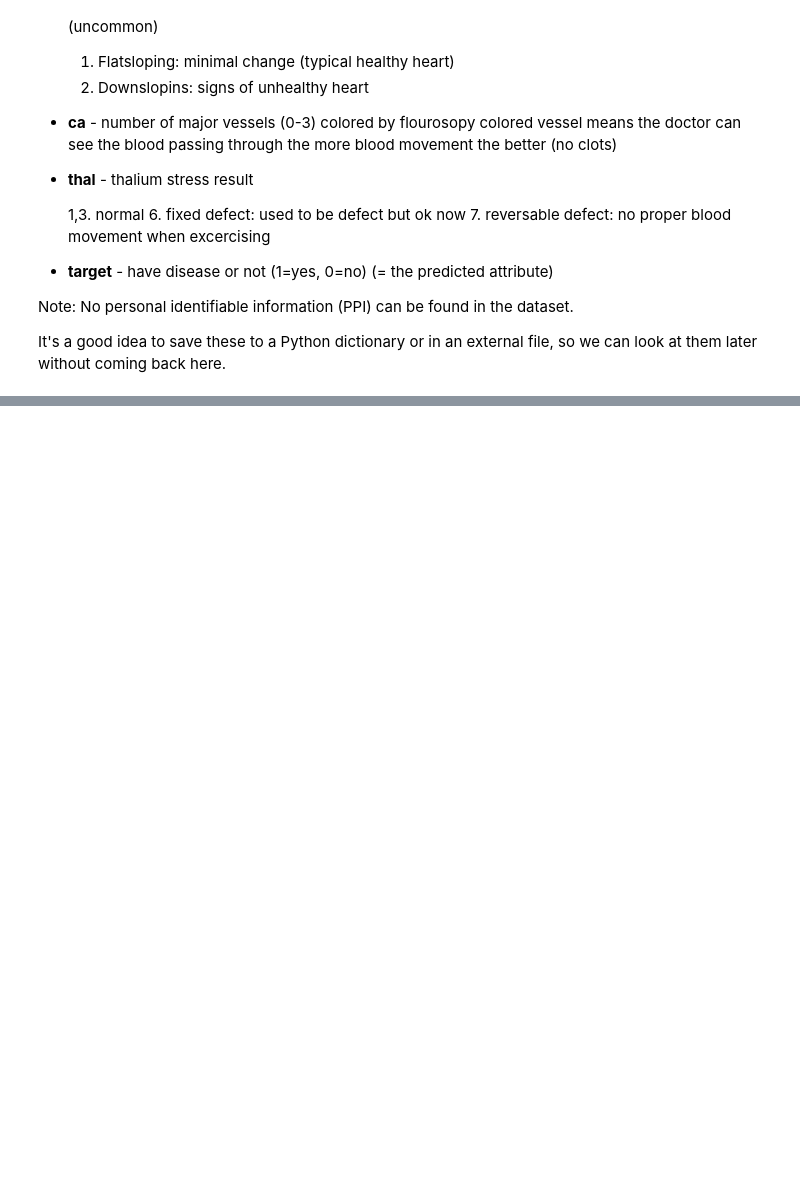
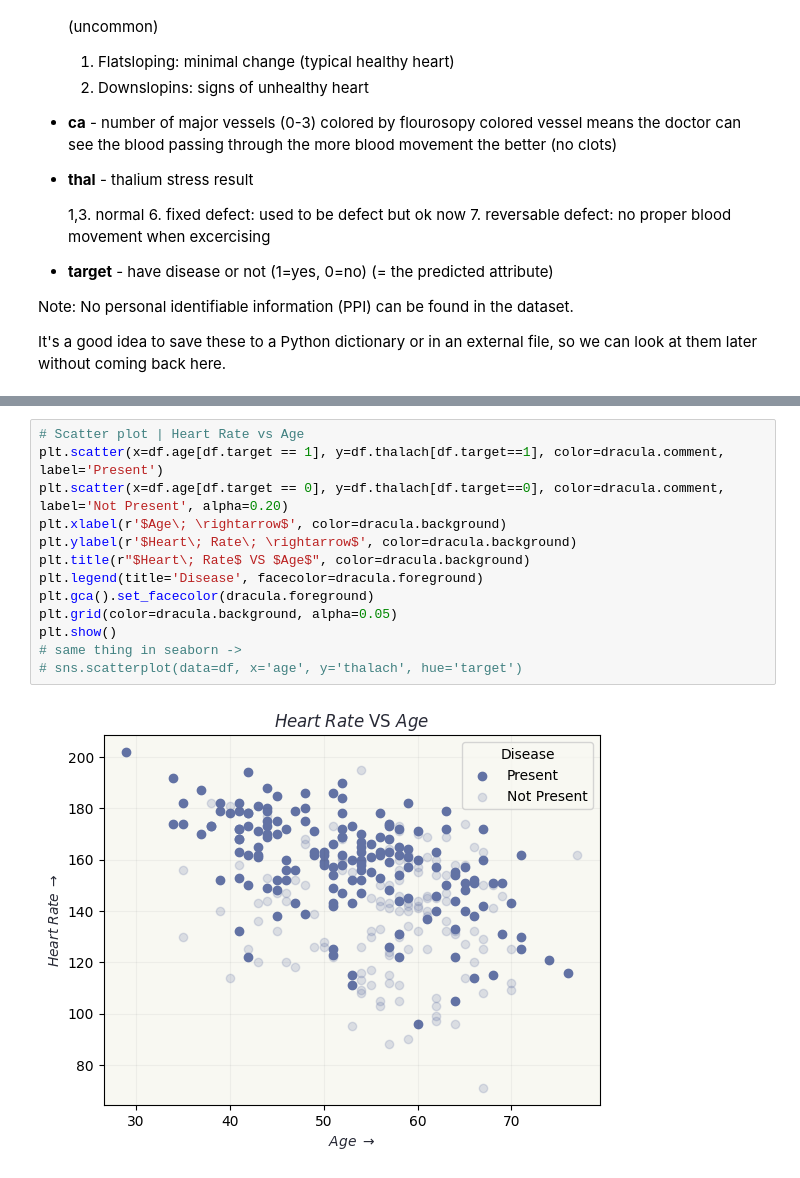
Before and after one commit to s-shifat/ml-notebooks, a Jupyter notebook: end-to-end-heart-disease-using-ml.ipynb, the cells around one changed output, grey strips where cells are left out. Saved outputs shown, nothing was run; the diff lists cells and outputs as text; blank space fills up the shorter version.

```diff
--- a/end-to-end-heart-disease-using-ml.ipynb
+++ b/end-to-end-heart-disease-using-ml.ipynb
@@ -74,0 +201,15 @@ It's a good idea to save these to a Python dictionary or in an external file, so
+# %%
+# Scatter plot | Heart Rate vs Age
+plt.scatter(x=df.age[df.target == 1], y=df.thalach[df.target==1], color=dracula.comment, label='Present')
+plt.scatter(x=df.age[df.target == 0], y=df.thalach[df.target==0], color=dracula.comment, label='Not Present', alpha=0.20)
+plt.xlabel(r'$Age\; \rightarrow$', color=dracula.background)
+plt.ylabel(r'$Heart\; Rate\; \rightarrow$', color=dracula.background)
+plt.title(r"$Heart\; Rate$ VS $Age$", color=dracula.background)
+plt.legend(title='Disease', facecolor=dracula.foreground)
+plt.gca().set_facecolor(dracula.foreground)
+plt.grid(color=dracula.background, alpha=0.05)
+plt.show()
+# same thing in seaborn ->
+# sns.scatterplot(data=df, x='age', y='thalach', hue='target')
+# %% [output]
+[figure, added]
```
Also changed, not shown: parts of 17 cells of this notebook, 2 other files.
